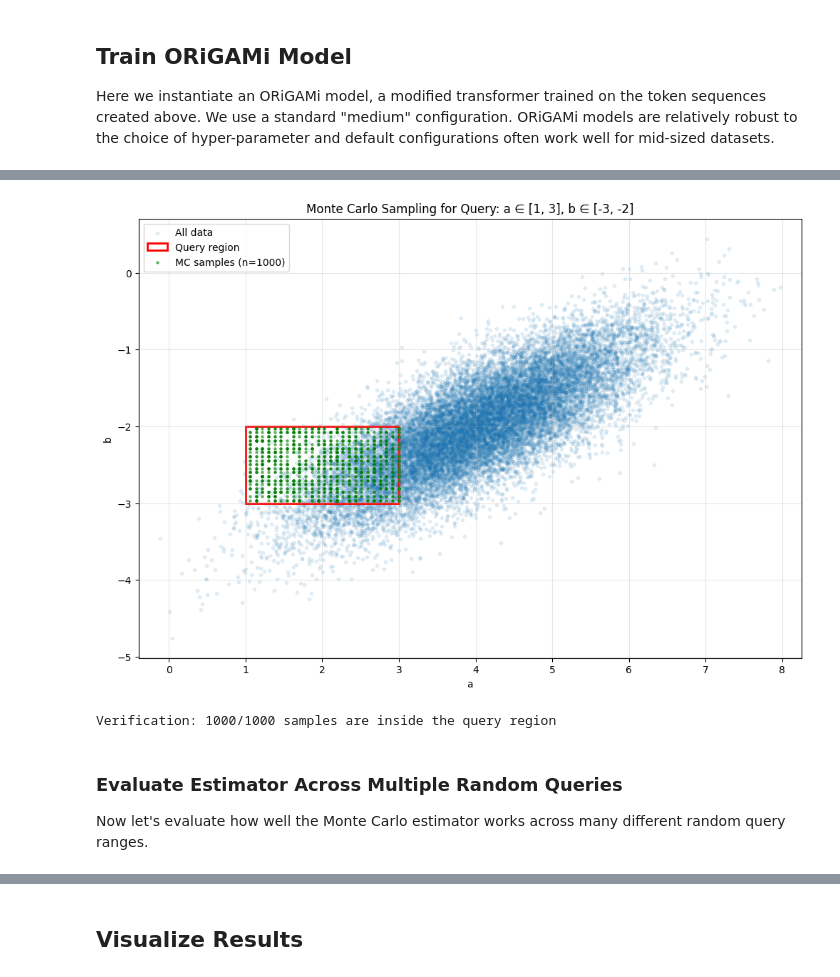
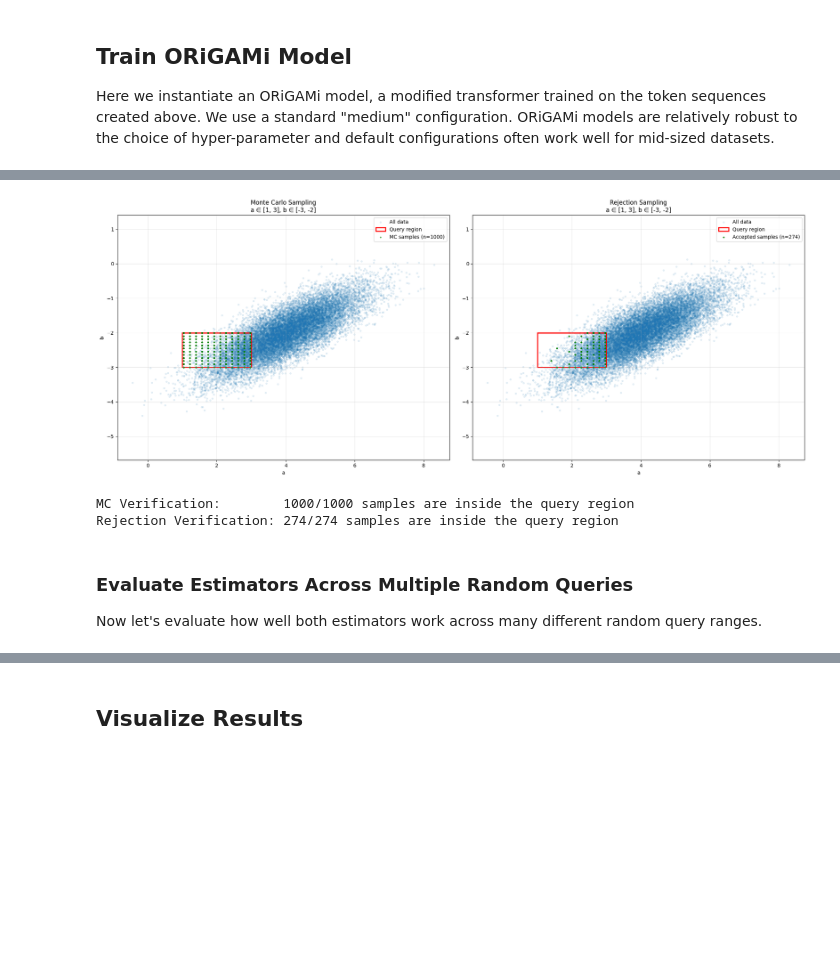
Before and after one commit to rueckstiess/origami, a Jupyter notebook: notebooks/example_origami_mc_ce.ipynb, the cells around one changed output, grey strips where cells are left out. Saved outputs shown, nothing was run; the diff lists cells and outputs as text; code cells hidden in the pictures; blank space fills up the shorter version.

```diff
--- a/notebooks/example_origami_mc_ce.ipynb
+++ b/notebooks/example_origami_mc_ce.ipynb
@@ -100,6 +100,7 @@ from origami.preprocessing import (
     KBinsDiscretizerPipe,
     PadTruncTokensPipe,
     SchemaParserPipe,
+    SortFieldsPipe,
     TokenEncoderPipe,
     # load_df_from_mongodb,   use this if loading data from mongodb
 )
@@ -119,6 +120,7 @@ STRATEGY = "uniform"
 pipeline = Pipeline(
     [
         ("binning", KBinsDiscretizerPipe(bins=NUM_BINS, strategy=STRATEGY)),
+        ("sortfields", SortFieldsPipe()),
         ("schema", SchemaParserPipe()),
         # No upscaler or permuter, it's not needed for MC estimation
         ("tokenizer", DocTokenizerPipe()),
@@ -268,46 +299,66 @@ Relative Error:           1.06%
 # %%
-# Visualize the query region and generated samples
+# Visualize the query region and generated samples from both estimators
 import matplotlib.patches as patches
 import matplotlib.pyplot as plt
 
-fig, ax = plt.subplots(figsize=(12, 8))
-
-# Plot all data points in gray
-plt.scatter([doc["a"] for doc in docs], [doc["b"] for doc in docs], marker=".", alpha=0.1, label="All data")
+fig, axes = plt.subplots(1, 2, figsize=(20, 8))
 
 # Extract query bounds from the query dict
 a_min, a_max = query_dict["a"]["$gte"], query_dict["a"]["$lte"]
 b_min, b_max = query_dict["b"]["$gte"], query_dict["b"]["$lte"]
 
-# Draw red rectangle for query region
-rect = patches.Rectangle(
+# Left plot: MC Estimator
+axes[0].scatter([doc["a"] for doc in docs], [doc["b"] for doc in docs], marker=".", alpha=0.1, label="All data")
+rect_mc = patches.Rectangle(
     (a_min, b_min), a_max - a_min, b_max - b_min, linewidth=2, edgecolor="red", facecolor="none", label="Query region"
 )
-ax.add_patch(rect)
+axes[0].add_patch(rect_mc)
+mc_sample_a = [s["a"] for s in mc_samples]
+mc_sample_b = [s["b"] for s in mc_samples]
+axes[0].scatter(
+    mc_sample_a, mc_sample_b, marker=".", alpha=0.5, c="green", s=20, label=f"MC samples (n={len(mc_samples)})"
+)
+axes[0].set_title(f"Monte Carlo Sampling\na ∈ [{a_min}, {a_max}], b ∈ [{b_min}, {b_max}]")
+axes[0].set_xlabel("a")
+axes[0].set_ylabel("b")
+axes[0].legend()
+axes[0].grid(True, alpha=0.3)
+axes[0].axis("equal")
 
-# Plot generated MC samples in green
-sample_a = [s["a"] for s in samples]
-sample_b = [s["b"] for s in samples]
-plt.scatter(sample_a, sample_b, marker=".", alpha=0.5, c="green", s=20, label=f"MC samples (n={len(samples)})")
+# Right plot: Rejection Estimator
+axes[1].scatter([doc["a"] for doc in docs], [doc["b"] for doc in docs], marker=".", alpha=0.1, label="All data")
+rect_rej = patches.Rectangle(
+    (a_min, b_min), a_max - a_min, b_max - b_min, linewidth=2, edgecolor="red", facecolor="none", label="Query region"
+)
+axes[1].add_patch(rect_rej)
+rej_sample_a = [s["a"] for s in rej_samples]
+rej_sample_b = [s["b"] for s in rej_samples]
+axes[1].scatter(
+    rej_sample_a, rej_sample_b, marker=".", alpha=0.8, c="green", s=20, label=f"Accepted samples (n={len(rej_samples)})"
+)
+axes[1].set_title(f"Rejection Sampling\na ∈ [{a_min}, {a_max}], b ∈ [{b_min}, {b_max}]")
+axes[1].set_xlabel("a")
+axes[1].set_ylabel("b")
+axes[1].legend()
+axes[1].grid(True, alpha=0.3)
+axes[1].axis("equal")
 
-plt.title(f"Monte Carlo Sampling for Query: a ∈ [{a_min}, {a_max}], b ∈ [{b_min}, {b_max}]")
-plt.xlabel("a")
-plt.ylabel("b")
-plt.legend()
-plt.grid(True, alpha=0.3)
-plt.axis("equal")
+plt.tight_layout()
 plt.show()
 
 # Print verification
-samples_in_region = sum(1 for s in samples if a_min <= s["a"] <= a_max and b_min <= s["b"] <= b_max)
-print(f"Verification: {samples_in_region}/{len(samples)} samples are inside the query region")
+mc_samples_in_region = sum(1 for s in mc_samples if a_min <= s["a"] <= a_max and b_min <= s["b"] <= b_max)
+rej_samples_in_region = sum(1 for s in rej_samples if a_min <= s["a"] <= a_max and b_min <= s["b"] <= b_max)
+print(f"MC Verification:        {mc_samples_in_region}/{len(mc_samples)} samples are inside the query region")
+print(f"Rejection Verification: {rej_samples_in_region}/{len(rej_samples)} samples are inside the query region")
 # %% [output]
-[figure, old version]
+[figure, new version]
-Verification: 1000/1000 samples are inside the query region
+MC Verification:        1000/1000 samples are inside the query region
+Rejection Verification: 274/274 samples are inside the query region
 # %% [markdown]
-### Evaluate Estimator Across Multiple Random Queries
+### Evaluate Estimators Across Multiple Random Queries
 
-Now let's evaluate how well the Monte Carlo estimator works across many different random query ranges.
+Now let's evaluate how well both estimators work across many different random query ranges.
 # %%
 # Helper function to generate random query ranges
 def generate_random_query_range(
```
Also changed, not shown: parts of 16 cells of this notebook, 6 other files.
